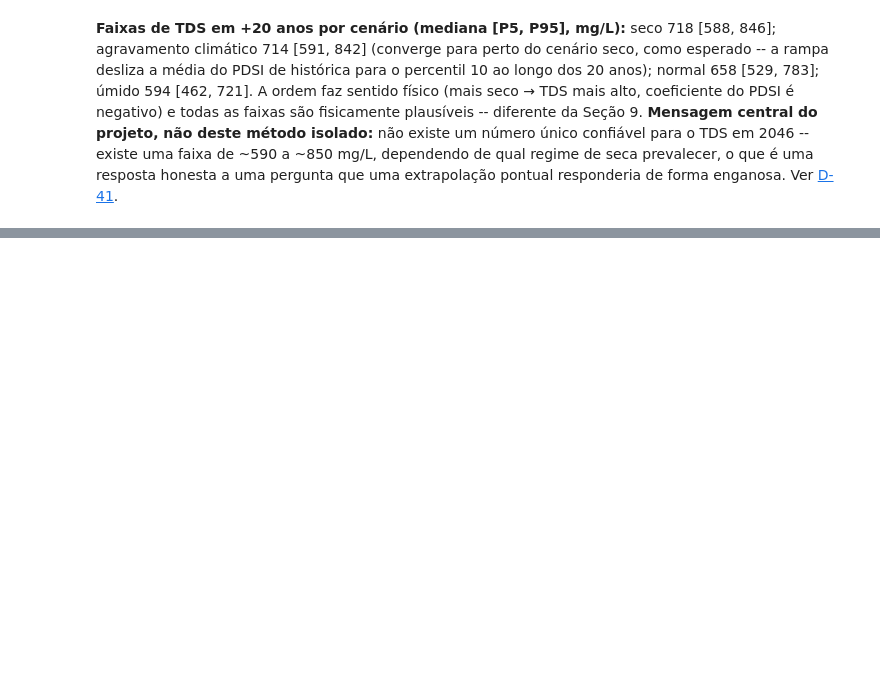
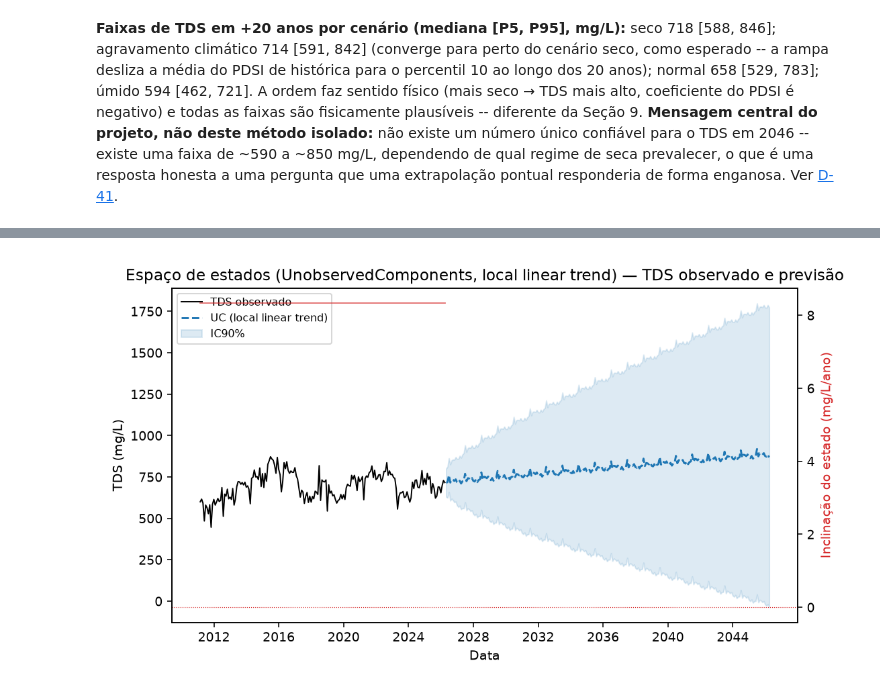
Before and after one commit to igorfnogueira/projeto-aplicado, a Jupyter notebook: notebook.ipynb, the cells around one changed output, grey strips where cells are left out. Cells and saved outputs as stored; diff of their text form; code cells hidden in the pictures; blank space fills up the shorter version.

```diff
--- a/notebook.ipynb
+++ b/notebook.ipynb
@@ -824,0 +841,4 @@ display(Image(filename='Artigo/images/cenarios-pdsi-horizontes.png'))
+# %%
+display(Image(filename='Artigo/images/espaco-estados-tds.png'))
+# %% [output]
+[figure, added]
```
Also changed, not shown: parts of 21 cells of this notebook, 21 other files.
